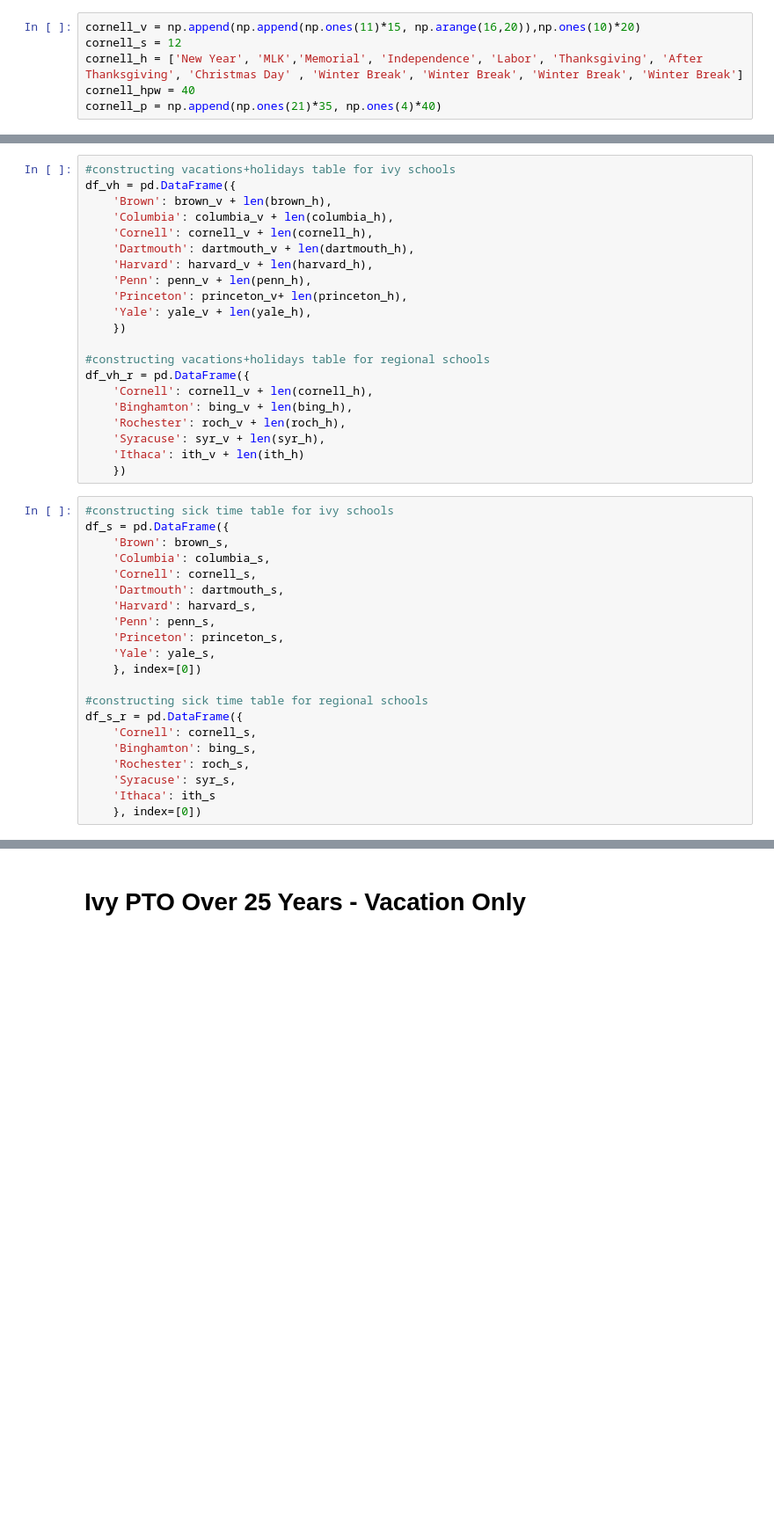
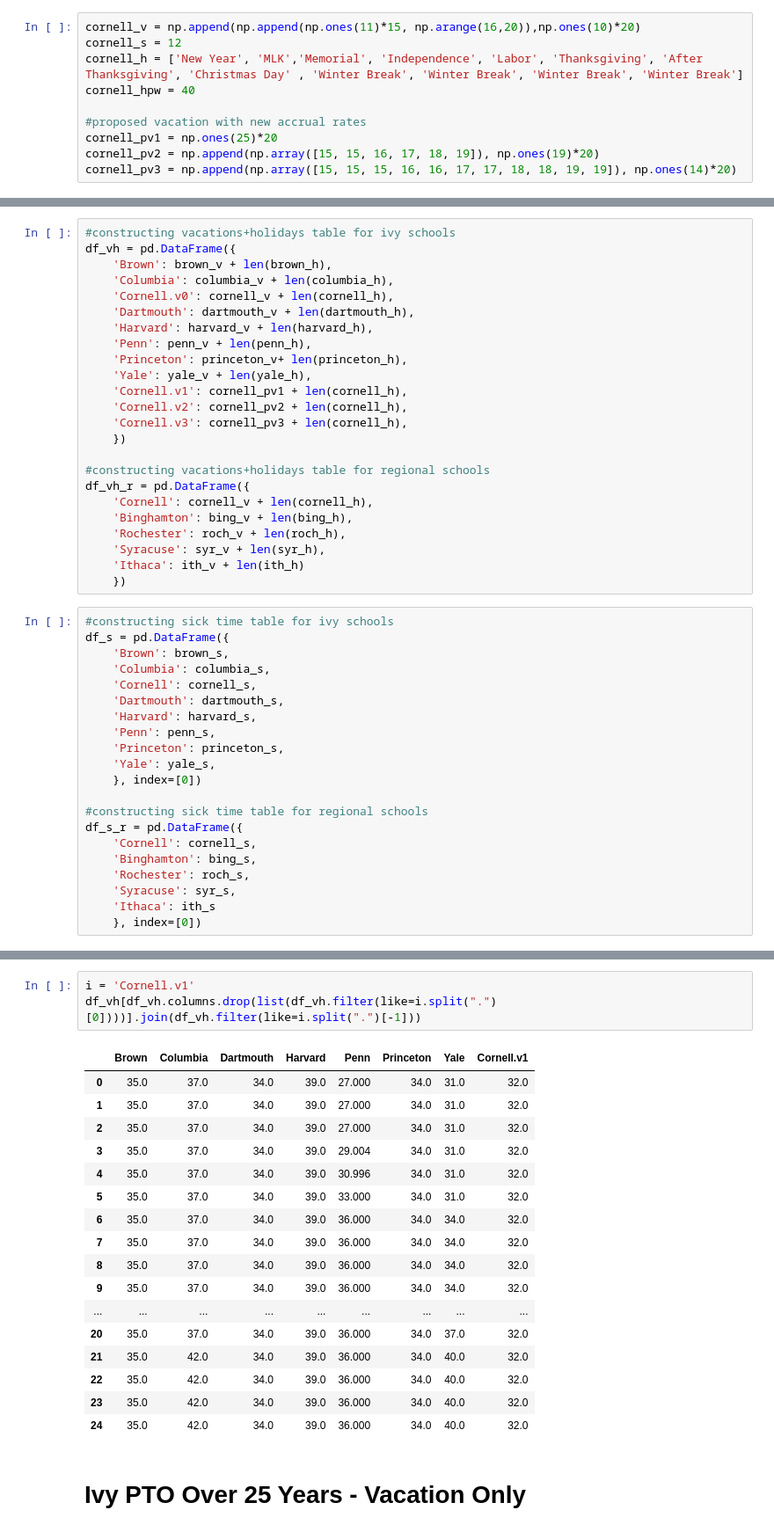
Before and after one commit to tchams/ea-pto, a Jupyter notebook: PTO-Study.ipynb, the cells around one changed output, grey strips where cells are left out. Shown: that part at 88% size. Cells and saved outputs as stored; diff of their text form; blank space fills up the shorter version.

```diff
--- a/PTO-Study.ipynb
+++ b/PTO-Study.ipynb
@@ -173,7 +175,11 @@ cornell_v = np.append(np.append(np.ones(11)*15, np.arange(16,20)),np.ones(10)*20
 cornell_s = 12
 cornell_h = ['New Year', 'MLK','Memorial', 'Independence', 'Labor', 'Thanksgiving', 'After Thanksgiving', 'Christmas Day' , 'Winter Break', 'Winter Break', 'Winter Break', 'Winter Break']
 cornell_hpw = 40
-cornell_p = np.append(np.ones(21)*35, np.ones(4)*40)
+
+#proposed vacation with new accrual rates
+cornell_pv1 = np.ones(25)*20
+cornell_pv2 = np.append(np.array([15, 15, 16, 17, 18, 19]), np.ones(19)*20)
+cornell_pv3 = np.append(np.array([15, 15, 15, 16, 16, 17, 17, 18, 18, 19, 19]), np.ones(14)*20)
 # %% [markdown]
 ## 4. Dartmouth College
 
@@ -583,12 +590,15 @@ s_h_r = s_h_r[s_h_r != 'Winter Break']
 df_vh = pd.DataFrame({
     'Brown': brown_v + len(brown_h),
     'Columbia': columbia_v + len(columbia_h),
-    'Cornell': cornell_v + len(cornell_h),
+    'Cornell.v0': cornell_v + len(cornell_h),
     'Dartmouth': dartmouth_v + len(dartmouth_h),
     'Harvard': harvard_v + len(harvard_h),
     'Penn': penn_v + len(penn_h),
     'Princeton': princeton_v+ len(princeton_h),
     'Yale': yale_v + len(yale_h),
+    'Cornell.v1': cornell_pv1 + len(cornell_h),
+    'Cornell.v2': cornell_pv2 + len(cornell_h),
+    'Cornell.v3': cornell_pv3 + len(cornell_h),
     })
 
 #constructing vacations+holidays table for regional schools
@@ -646,6 +657,27 @@ msm_vh_r = mean_vh_r-std_vh_r
 
 m2sp_vh_r = mean_vh_r+2*std_vh_r
 m2sm_vh_r = mean_vh_r-2*std_vh_r
+# %%
+i = 'Cornell.v1'
+df_vh[df_vh.columns.drop(list(df_vh.filter(like=i.split(".")[0])))].join(df_vh.filter(like=i.split(".")[-1]))
+# %% [output]
+|  | Brown | Columbia | Dartmouth | Harvard | Penn | Princeton | Yale | Cornell.v1 |
+| 0 | 35.0 | 37.0 | 34.0 | 39.0 | 27.000 | 34.0 | 31.0 | 32.0 |
+| 1 | 35.0 | 37.0 | 34.0 | 39.0 | 27.000 | 34.0 | 31.0 | 32.0 |
+| 2 | 35.0 | 37.0 | 34.0 | 39.0 | 27.000 | 34.0 | 31.0 | 32.0 |
+| 3 | 35.0 | 37.0 | 34.0 | 39.0 | 29.004 | 34.0 | 31.0 | 32.0 |
+| 4 | 35.0 | 37.0 | 34.0 | 39.0 | 30.996 | 34.0 | 31.0 | 32.0 |
+| 5 | 35.0 | 37.0 | 34.0 | 39.0 | 33.000 | 34.0 | 31.0 | 32.0 |
+| 6 | 35.0 | 37.0 | 34.0 | 39.0 | 36.000 | 34.0 | 34.0 | 32.0 |
+| 7 | 35.0 | 37.0 | 34.0 | 39.0 | 36.000 | 34.0 | 34.0 | 32.0 |
+| 8 | 35.0 | 37.0 | 34.0 | 39.0 | 36.000 | 34.0 | 34.0 | 32.0 |
+| 9 | 35.0 | 37.0 | 34.0 | 39.0 | 36.000 | 34.0 | 34.0 | 32.0 |
+| ... | ... | ... | ... | ... | ... | ... | ... | ... |
+| 20 | 35.0 | 37.0 | 34.0 | 39.0 | 36.000 | 34.0 | 37.0 | 32.0 |
+| 21 | 35.0 | 42.0 | 34.0 | 39.0 | 36.000 | 34.0 | 40.0 | 32.0 |
+| 22 | 35.0 | 42.0 | 34.0 | 39.0 | 36.000 | 34.0 | 40.0 | 32.0 |
+| 23 | 35.0 | 42.0 | 34.0 | 39.0 | 36.000 | 34.0 | 40.0 | 32.0 |
+| 24 | 35.0 | 42.0 | 34.0 | 39.0 | 36.000 | 34.0 | 40.0 | 32.0 |
 # %% [markdown]
 # Ivy PTO Over 25 Years - Vacation Only
 # %%
```
Also changed, not shown: parts of 10 cells of this notebook.
